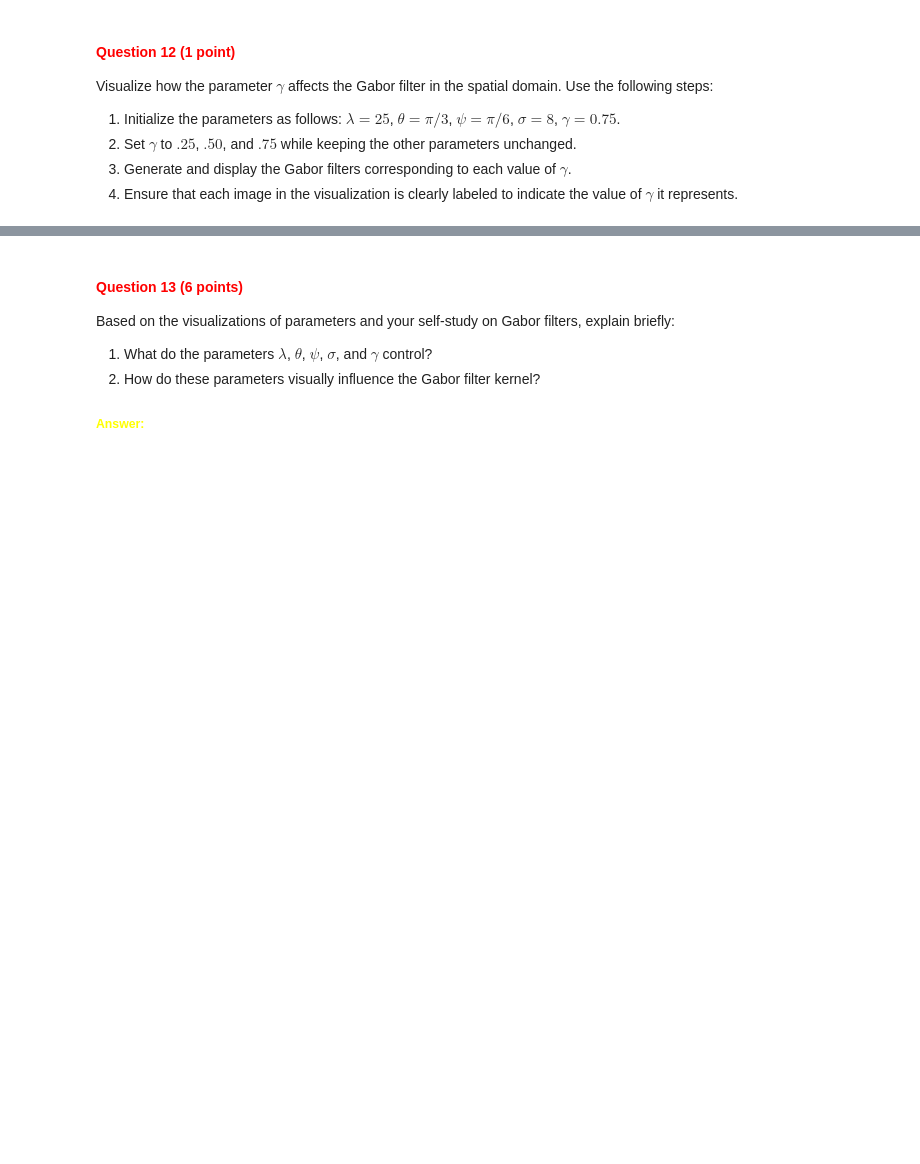
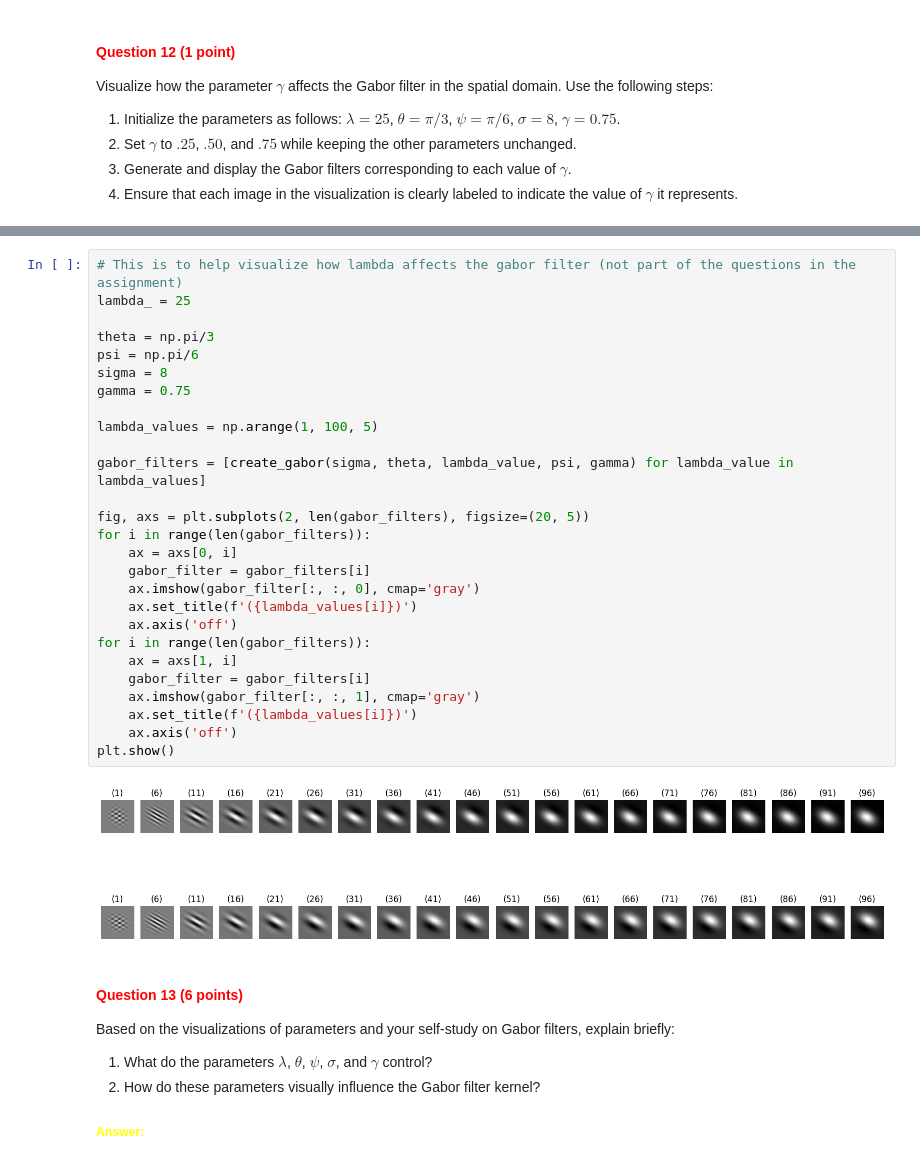
Before and after one commit to izzikampono/cv1-lab-2, a Jupyter notebook: cv1-lab-2.ipynb, the cells around one changed output, grey strips where cells are left out. Cells and saved outputs as stored; diff of their text form; blank space fills up the shorter version.

```diff
--- a/cv1-lab-2.ipynb
+++ b/cv1-lab-2.ipynb
@@ -692,3 +701,32 @@ plt.show()
+# %%
+# This is to help visualize how lambda affects the gabor filter (not part of the questions in the assignment)
+lambda_ = 25
+
+theta = np.pi/3
+psi = np.pi/6
+sigma = 8
+gamma = 0.75
+
+lambda_values = np.arange(1, 100, 5)
+
+gabor_filters = [create_gabor(sigma, theta, lambda_value, psi, gamma) for lambda_value in lambda_values]
+
+fig, axs = plt.subplots(2, len(gabor_filters), figsize=(20, 5))
+for i in range(len(gabor_filters)):
+    ax = axs[0, i]
+    gabor_filter = gabor_filters[i]
+    ax.imshow(gabor_filter[:, :, 0], cmap='gray')
+    ax.set_title(f'({lambda_values[i]})')
+    ax.axis('off')
+for i in range(len(gabor_filters)):
+    ax = axs[1, i]
+    gabor_filter = gabor_filters[i]
+    ax.imshow(gabor_filter[:, :, 1], cmap='gray')
+    ax.set_title(f'({lambda_values[i]})')
+    ax.axis('off')
+plt.show()
+# %% [output]
+[figure, added]
 # %% [markdown]
 <a id="question-13"></a>
 #### <font color='#FF0000'>Question 13 (6 points)</font>
```
Also changed, not shown: parts of 8 cells of this notebook.
